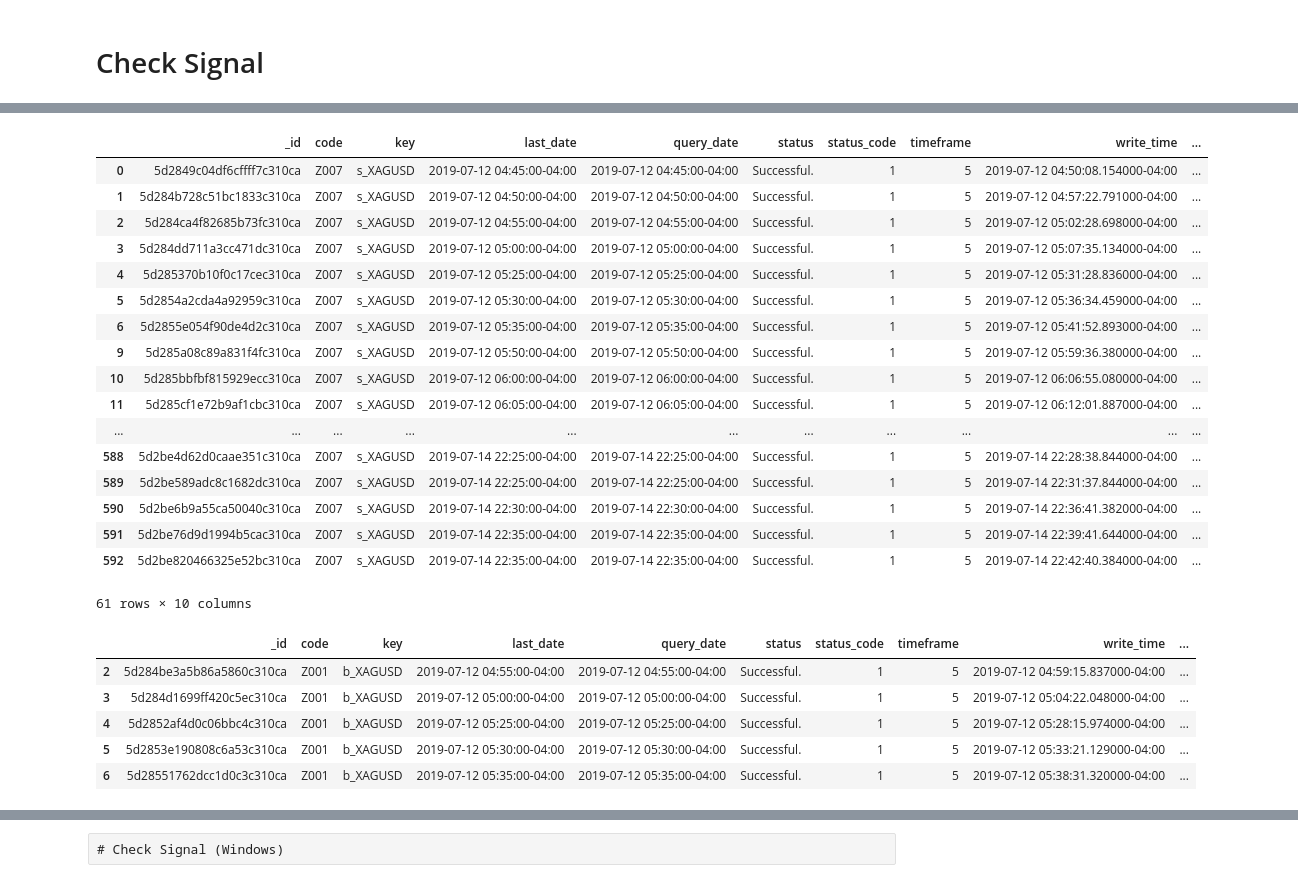
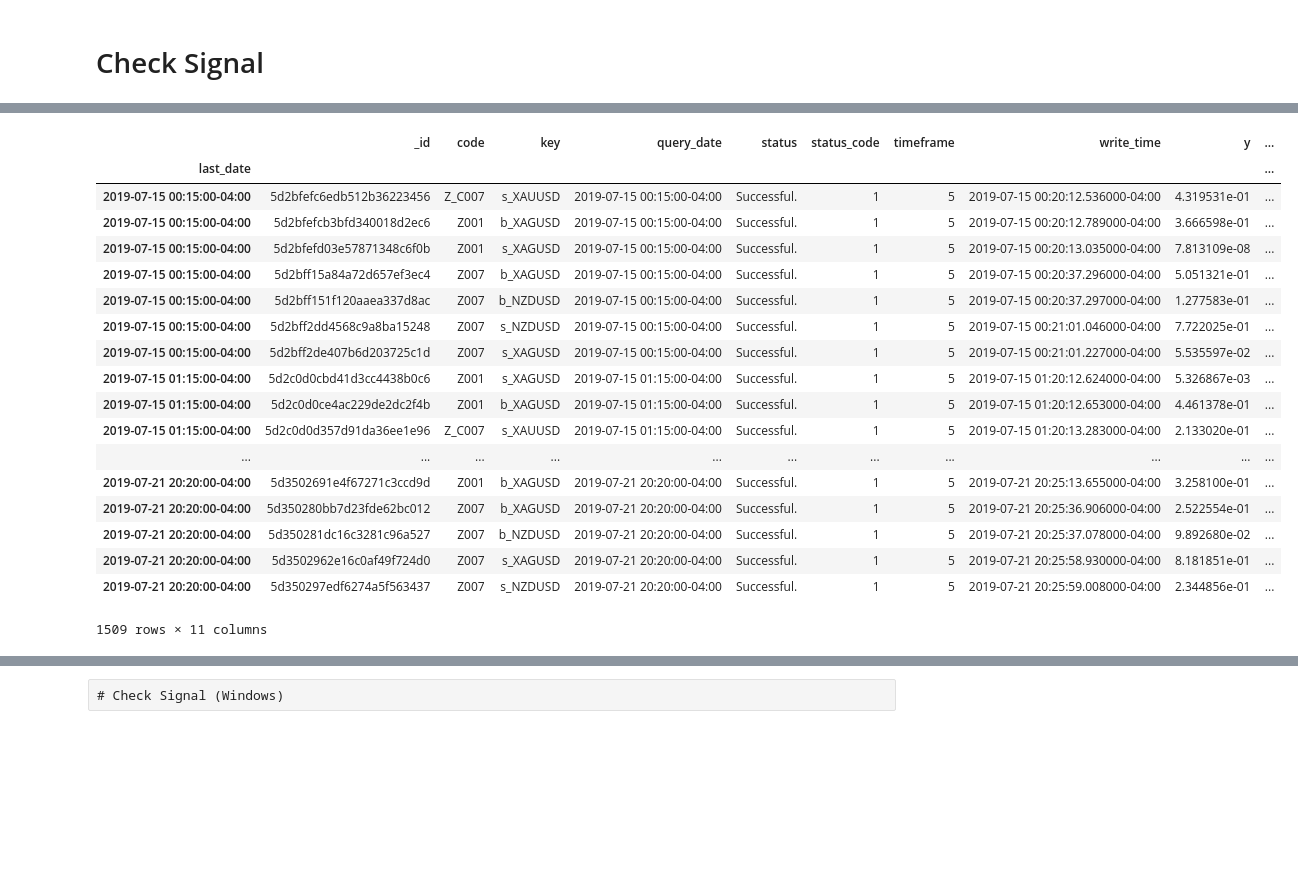
Before and after one commit to junyittcxt/CNN, a Jupyter notebook: z_CheckMongoDB.ipynb, the cells around one changed output, grey strips where cells are left out. Saved outputs shown, nothing was run; the diff lists cells and outputs as text; code cells hidden in the pictures; blank space fills up the shorter version.

```diff
--- a/z_CheckMongoDB.ipynb
+++ b/z_CheckMongoDB.ipynb
@@ -120,17 +90,11 @@ df2[df2["yshort"] > 0]
 # %%
-from bson.objectid import ObjectId
+
 
 db_name = "MLProduction"
-coll_name = "SignalOneLiveU3"
+coll_name = "SignalOneLive3"
 db = get_portfolio_db(db_name)
 coll = get_collection(db, coll_name)
 
-dd = dt(2019,7,12,0,0,0)
-cond = {"code": "Z007", "key": "s_XAGUSD", "last_date": {"$gte":dd}}
-# cond = {"code": "W008", "key": "b_XLY", "last_date": {"$gte":dd}}
-# cond = {"_id": ObjectId("5d2be4677a69f497efc310ca")}
-r = coll.find(cond)
+r = coll.find()
 df = pd.DataFrame([j for j in r])
-# df = df.set_index("last_date")
-# df.y.plot()
-df.tail()
+df = df.set_index("last_date")
@@ -144,35 +101,29 @@ df.tail()
-# %%
-df.loc[df.y > 0.5]
-# %% [output]
-|  | _id | code | key | last_date | query_date | status | status_code | timeframe | write_time | ... |
-| 0 | 5d2849c04df6cffff7c310ca | Z007 | s_XAGUSD | 2019-07-12 04:45:00-04:00 | 2019-07-12 04:45:00-04:00 | Successful. | 1 | 5 | 2019-07-12 04:50:08.154000-04:00 | ... |
-| 1 | 5d284b728c51bc1833c310ca | Z007 | s_XAGUSD | 2019-07-12 04:50:00-04:00 | 2019-07-12 04:50:00-04:00 | Successful. | 1 | 5 | 2019-07-12 04:57:22.791000-04:00 | ... |
-| 2 | 5d284ca4f82685b73fc310ca | Z007 | s_XAGUSD | 2019-07-12 04:55:00-04:00 | 2019-07-12 04:55:00-04:00 | Successful. | 1 | 5 | 2019-07-12 05:02:28.698000-04:00 | ... |
-| 3 | 5d284dd711a3cc471dc310ca | Z007 | s_XAGUSD | 2019-07-12 05:00:00-04:00 | 2019-07-12 05:00:00-04:00 | Successful. | 1 | 5 | 2019-07-12 05:07:35.134000-04:00 | ... |
-| 4 | 5d285370b10f0c17cec310ca | Z007 | s_XAGUSD | 2019-07-12 05:25:00-04:00 | 2019-07-12 05:25:00-04:00 | Successful. | 1 | 5 | 2019-07-12 05:31:28.836000-04:00 | ... |
-| 5 | 5d2854a2cda4a92959c310ca | Z007 | s_XAGUSD | 2019-07-12 05:30:00-04:00 | 2019-07-12 05:30:00-04:00 | Successful. | 1 | 5 | 2019-07-12 05:36:34.459000-04:00 | ... |
-| 6 | 5d2855e054f90de4d2c310ca | Z007 | s_XAGUSD | 2019-07-12 05:35:00-04:00 | 2019-07-12 05:35:00-04:00 | Successful. | 1 | 5 | 2019-07-12 05:41:52.893000-04:00 | ... |
-| 9 | 5d285a08c89a831f4fc310ca | Z007 | s_XAGUSD | 2019-07-12 05:50:00-04:00 | 2019-07-12 05:50:00-04:00 | Successful. | 1 | 5 | 2019-07-12 05:59:36.380000-04:00 | ... |
-| 10 | 5d285bbfbf815929ecc310ca | Z007 | s_XAGUSD | 2019-07-12 06:00:00-04:00 | 2019-07-12 06:00:00-04:00 | Successful. | 1 | 5 | 2019-07-12 06:06:55.080000-04:00 | ... |
-| 11 | 5d285cf1e72b9af1cbc310ca | Z007 | s_XAGUSD | 2019-07-12 06:05:00-04:00 | 2019-07-12 06:05:00-04:00 | Successful. | 1 | 5 | 2019-07-12 06:12:01.887000-04:00 | ... |
-| ... | ... | ... | ... | ... | ... | ... | ... | ... | ... | ... |
-| 588 | 5d2be4d62d0caae351c310ca | Z007 | s_XAGUSD | 2019-07-14 22:25:00-04:00 | 2019-07-14 22:25:00-04:00 | Successful. | 1 | 5 | 2019-07-14 22:28:38.844000-04:00 | ... |
-| 589 | 5d2be589adc8c1682dc310ca | Z007 | s_XAGUSD | 2019-07-14 22:25:00-04:00 | 2019-07-14 22:25:00-04:00 | Successful. | 1 | 5 | 2019-07-14 22:31:37.844000-04:00 | ... |
-| 590 | 5d2be6b9a55ca50040c310ca | Z007 | s_XAGUSD | 2019-07-14 22:30:00-04:00 | 2019-07-14 22:30:00-04:00 | Successful. | 1 | 5 | 2019-07-14 22:36:41.382000-04:00 | ... |
-| 591 | 5d2be76d9d1994b5cac310ca | Z007 | s_XAGUSD | 2019-07-14 22:35:00-04:00 | 2019-07-14 22:35:00-04:00 | Successful. | 1 | 5 | 2019-07-14 22:39:41.644000-04:00 | ... |
-| 592 | 5d2be820466325e52bc310ca | Z007 | s_XAGUSD | 2019-07-14 22:35:00-04:00 | 2019-07-14 22:35:00-04:00 | Successful. | 1 | 5 | 2019-07-14 22:42:40.384000-04:00 | ... |
-61 rows × 10 columns
-# %%
-cond = {"code": "Z001", "key": "b_XAGUSD",}
-r = coll.find(cond)
-df = pd.DataFrame([j for j in r])
-df.tail(5)
-# %% [output]
-|  | _id | code | key | last_date | query_date | status | status_code | timeframe | write_time | ... |
-| 2 | 5d284be3a5b86a5860c310ca | Z001 | b_XAGUSD | 2019-07-12 04:55:00-04:00 | 2019-07-12 04:55:00-04:00 | Successful. | 1 | 5 | 2019-07-12 04:59:15.837000-04:00 | ... |
-| 3 | 5d284d1699ff420c5ec310ca | Z001 | b_XAGUSD | 2019-07-12 05:00:00-04:00 | 2019-07-12 05:00:00-04:00 | Successful. | 1 | 5 | 2019-07-12 05:04:22.048000-04:00 | ... |
-| 4 | 5d2852af4d0c06bbc4c310ca | Z001 | b_XAGUSD | 2019-07-12 05:25:00-04:00 | 2019-07-12 05:25:00-04:00 | Successful. | 1 | 5 | 2019-07-12 05:28:15.974000-04:00 | ... |
-| 5 | 5d2853e190808c6a53c310ca | Z001 | b_XAGUSD | 2019-07-12 05:30:00-04:00 | 2019-07-12 05:30:00-04:00 | Successful. | 1 | 5 | 2019-07-12 05:33:21.129000-04:00 | ... |
-| 6 | 5d28551762dcc1d0c3c310ca | Z001 | b_XAGUSD | 2019-07-12 05:35:00-04:00 | 2019-07-12 05:35:00-04:00 | Successful. | 1 | 5 | 2019-07-12 05:38:31.320000-04:00 | ... |
+# %%
+df["d"] = df["write_time"] - df["query_date"]
+# %%
+df["d"] = df["d"].apply(lambda x: x.total_seconds()/60)
+# %%
+df["lag"] = df["d"] > df["timeframe"]
+df[df["lag"]]
+# %% [output]
+|  | _id | code | key | query_date | status | status_code | timeframe | write_time | y | ... |
+| last_date |  |  |  |  |  |  |  |  |  | ... |
+| 2019-07-15 00:15:00-04:00 | 5d2bfefc6edb512b36223456 | Z_C007 | s_XAUUSD | 2019-07-15 00:15:00-04:00 | Successful. | 1 | 5 | 2019-07-15 00:20:12.536000-04:00 | 4.319531e-01 | ... |
+| 2019-07-15 00:15:00-04:00 | 5d2bfefcb3bfd340018d2ec6 | Z001 | b_XAGUSD | 2019-07-15 00:15:00-04:00 | Successful. | 1 | 5 | 2019-07-15 00:20:12.789000-04:00 | 3.666598e-01 | ... |
+| 2019-07-15 00:15:00-04:00 | 5d2bfefd03e57871348c6f0b | Z001 | s_XAGUSD | 2019-07-15 00:15:00-04:00 | Successful. | 1 | 5 | 2019-07-15 00:20:13.035000-04:00 | 7.813109e-08 | ... |
+| 2019-07-15 00:15:00-04:00 | 5d2bff15a84a72d657ef3ec4 | Z007 | b_XAGUSD | 2019-07-15 00:15:00-04:00 | Successful. | 1 | 5 | 2019-07-15 00:20:37.296000-04:00 | 5.051321e-01 | ... |
+| 2019-07-15 00:15:00-04:00 | 5d2bff151f120aaea337d8ac | Z007 | b_NZDUSD | 2019-07-15 00:15:00-04:00 | Successful. | 1 | 5 | 2019-07-15 00:20:37.297000-04:00 | 1.277583e-01 | ... |
+| 2019-07-15 00:15:00-04:00 | 5d2bff2dd4568c9a8ba15248 | Z007 | s_NZDUSD | 2019-07-15 00:15:00-04:00 | Successful. | 1 | 5 | 2019-07-15 00:21:01.046000-04:00 | 7.722025e-01 | ... |
+| 2019-07-15 00:15:00-04:00 | 5d2bff2de407b6d203725c1d | Z007 | s_XAGUSD | 2019-07-15 00:15:00-04:00 | Successful. | 1 | 5 | 2019-07-15 00:21:01.227000-04:00 | 5.535597e-02 | ... |
+| 2019-07-15 01:15:00-04:00 | 5d2c0d0cbd41d3cc4438b0c6 | Z001 | s_XAGUSD | 2019-07-15 01:15:00-04:00 | Successful. | 1 | 5 | 2019-07-15 01:20:12.624000-04:00 | 5.326867e-03 | ... |
+| 2019-07-15 01:15:00-04:00 | 5d2c0d0ce4ac229de2dc2f4b | Z001 | b_XAGUSD | 2019-07-15 01:15:00-04:00 | Successful. | 1 | 5 | 2019-07-15 01:20:12.653000-04:00 | 4.461378e-01 | ... |
+| 2019-07-15 01:15:00-04:00 | 5d2c0d0d357d91da36ee1e96 | Z_C007 | s_XAUUSD | 2019-07-15 01:15:00-04:00 | Successful. | 1 | 5 | 2019-07-15 01:20:13.283000-04:00 | 2.133020e-01 | ... |
+| ... | ... | ... | ... | ... | ... | ... | ... | ... | ... | ... |
+| 2019-07-21 20:20:00-04:00 | 5d3502691e4f67271c3ccd9d | Z001 | b_XAGUSD | 2019-07-21 20:20:00-04:00 | Successful. | 1 | 5 | 2019-07-21 20:25:13.655000-04:00 | 3.258100e-01 | ... |
+| 2019-07-21 20:20:00-04:00 | 5d350280bb7d23fde62bc012 | Z007 | b_XAGUSD | 2019-07-21 20:20:00-04:00 | Successful. | 1 | 5 | 2019-07-21 20:25:36.906000-04:00 | 2.522554e-01 | ... |
+| 2019-07-21 20:20:00-04:00 | 5d350281dc16c3281c96a527 | Z007 | b_NZDUSD | 2019-07-21 20:20:00-04:00 | Successful. | 1 | 5 | 2019-07-21 20:25:37.078000-04:00 | 9.892680e-02 | ... |
+| 2019-07-21 20:20:00-04:00 | 5d3502962e16c0af49f724d0 | Z007 | s_XAGUSD | 2019-07-21 20:20:00-04:00 | Successful. | 1 | 5 | 2019-07-21 20:25:58.930000-04:00 | 8.181851e-01 | ... |
+| 2019-07-21 20:20:00-04:00 | 5d350297edf6274a5f563437 | Z007 | s_NZDUSD | 2019-07-21 20:20:00-04:00 | Successful. | 1 | 5 | 2019-07-21 20:25:59.008000-04:00 | 2.344856e-01 | ... |
+1509 rows × 11 columns
 # %%
 datetime.datetime.utcnow()
```
Also changed, not shown: parts of 13 cells of this notebook.
